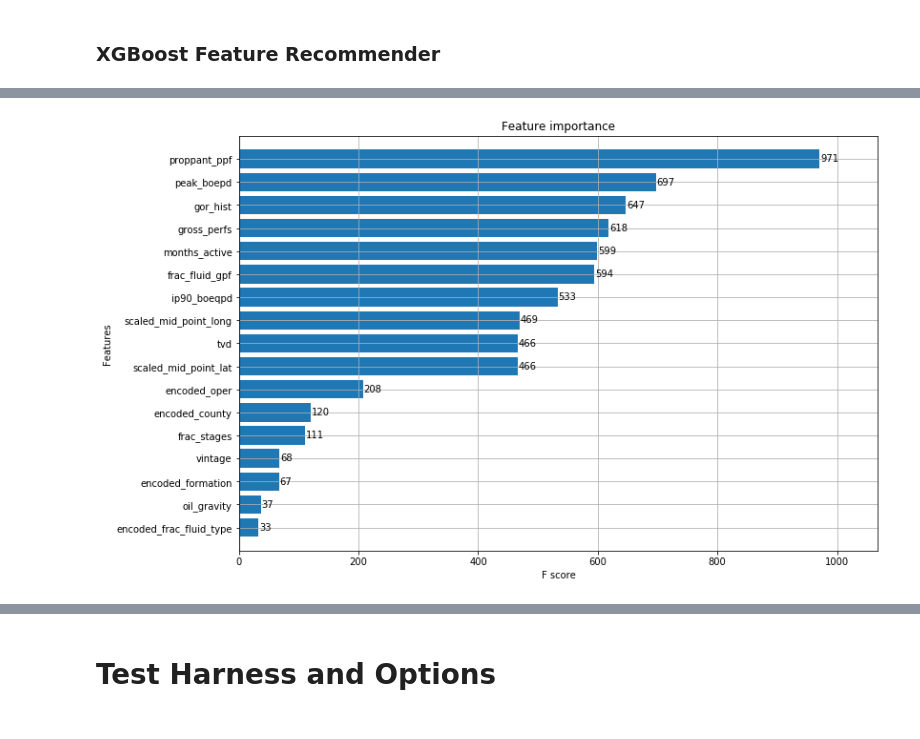
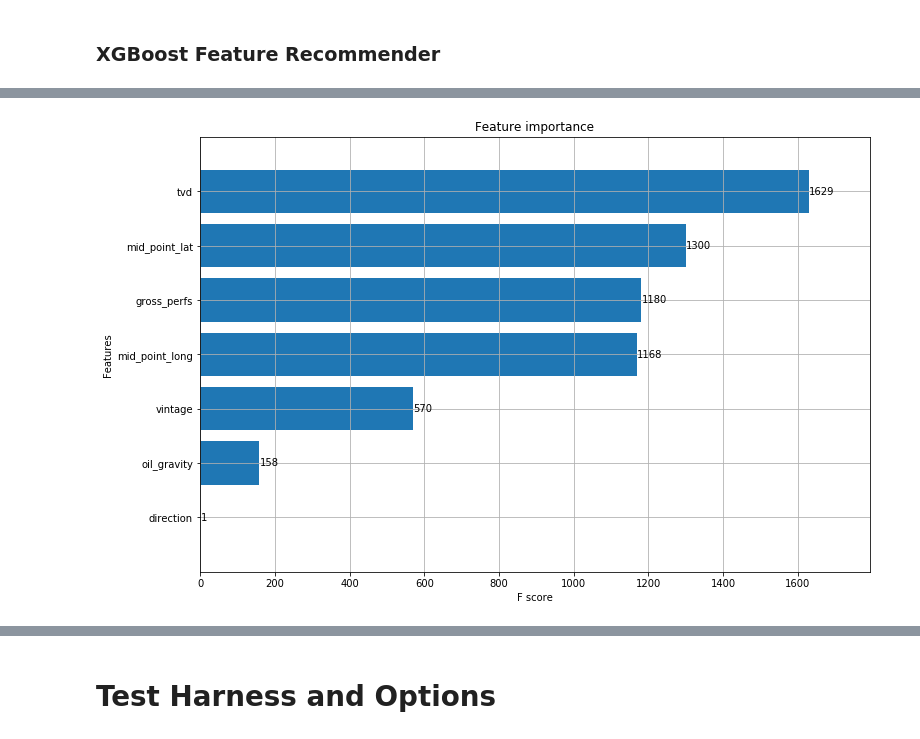
Before and after one commit to duc-analytica/DUC, a Jupyter notebook: model.ipynb, the cells around one changed output, grey strips where cells are left out. Drawn from its saved outputs; the diff is of its cells as text; code cells hidden in the pictures.

```diff
--- a/model.ipynb
+++ b/model.ipynb
@@ -51,0 +72,3 @@ xgb_df = scaled_df.copy()
+# %%
+feature_list, scaled_features, importance_df = xgb_rank(df,df.recovery,feature_percent=80,mode='gain')
+feature_list
@@ -52,15 +93,18 @@ xgb_df = scaled_df.copy()
 # %%
+xgb_df = get_scaled_df(df).drop(columns=['recovery'])
+xgb_df = xgb_df[feature_list]
+
 xgb_params = {
     'max_depth': 8,
     'seed' : 493
 }
 
 dtrain = xgb.DMatrix(xgb_df, df.oil_hist, feature_names=xgb_df.columns.values)
-model = xgb.train(dict(xgb_params, silent=0), dtrain, num_boost_round=50)
+xgb_model = xgb.train(dict(xgb_params, silent=0), dtrain, num_boost_round=50)
 
 # plot the important features #
 fig, ax = plt.subplots(figsize=(12,8))
-xgb.plot_importance(model, max_num_features=50, height=0.8, ax=ax)
+xgb.plot_importance(xgb_model, max_num_features=50, height=0.8, ax=ax)
 plt.show()
 # %% [output]
-[figure, old version]
+[figure, new version]
```
Also changed, not shown: parts of 39 cells of this notebook, 4 other files.
